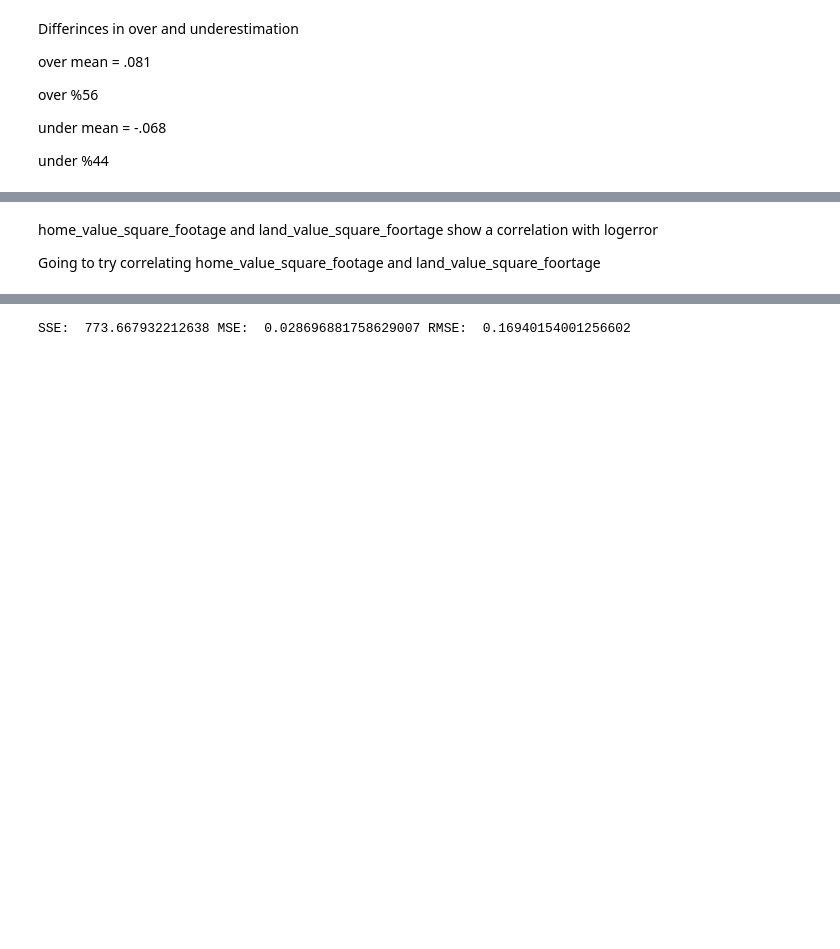
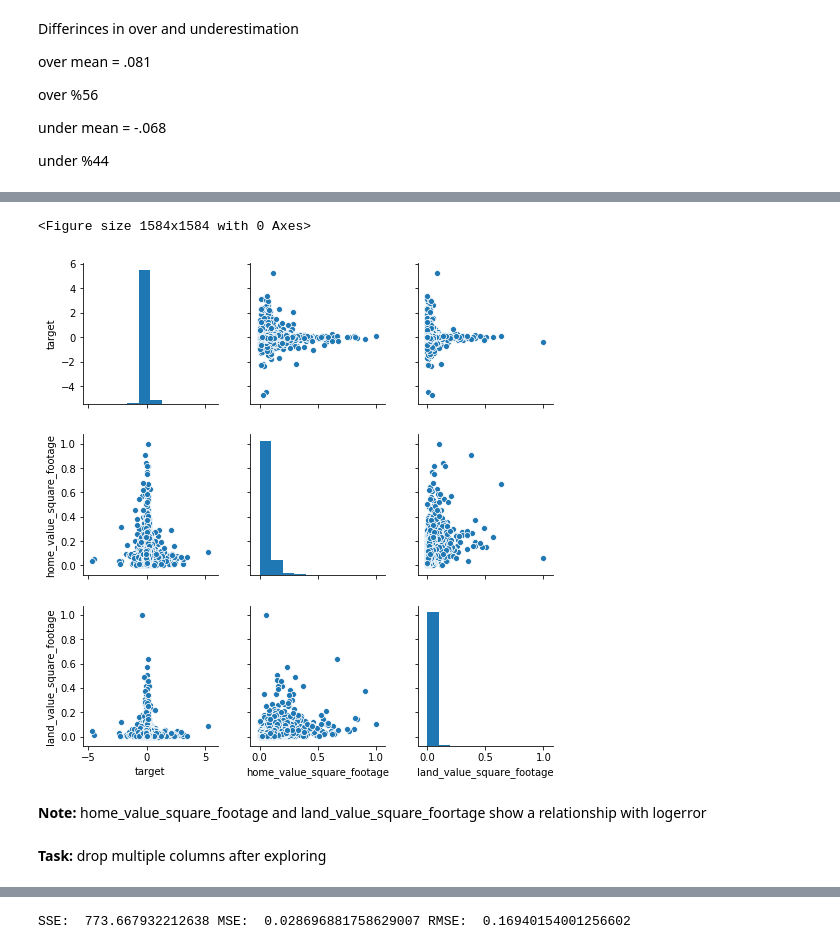
Before and after one commit to P-F-M/logerror_zillow, a Jupyter notebook: logerror_zillow.ipynb, the cells around one changed output, grey strips where cells are left out. Drawn from its saved outputs; the diff is of its cells as text; code cells hidden in the pictures; blank space fills up the shorter version.

```diff
--- a/logerror_zillow.ipynb
+++ b/logerror_zillow.ipynb
@@ -180,6 +212,15 @@ sns.heatmap(train.corr(), cmap='RdYlBu', annot=True, center=0)
 # %%
-# # home_value_square_footage and land_value_square_footage showed the most potential for explaning the targe
-# plt.figure(figsize=(22,22))
-# sns.pairplot(train[['target', 'home_value_square_footage','land_value_square_footage']])
-# plt.show()
+# home_value_square_footage and land_value_square_footage showed the most potential for explaning the targe
+
+plt.figure(figsize=(22,22))
+sns.pairplot(train[['target', 'home_value_square_footage','land_value_square_footage']])
+
+plt.show()
+# %% [output]
+<Figure size 1584x1584 with 0 Axes>
+[figure, added]
+# %% [markdown]
+**Note:** home_value_square_footage and land_value_square_foortage show a relationship with logerror
+# %% [markdown]
+**Task:** drop multiple columns after exploring
 # %%
@@ -187,6 +229,2 @@ sns.heatmap(train.corr(), cmap='RdYlBu', annot=True, center=0)
 train.drop(columns='absolute_target',inplace=True)
-# %% [markdown]
-home_value_square_footage and land_value_square_foortage show a correlation with logerror
-
-Going to try correlating home_value_square_footage and land_value_square_foortage
 # %%
```
Also changed, not shown: parts of 38 cells of this notebook, 7 other files.
